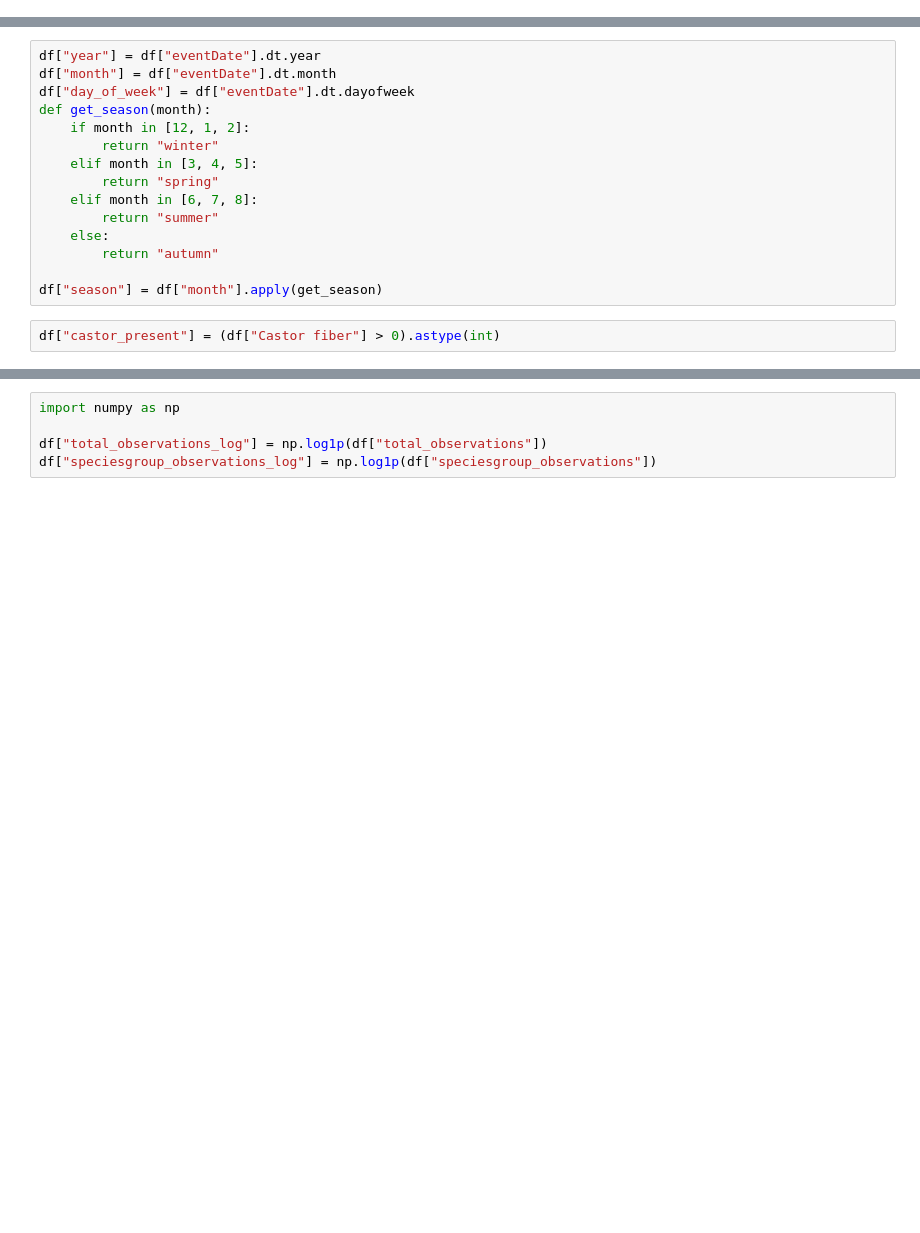
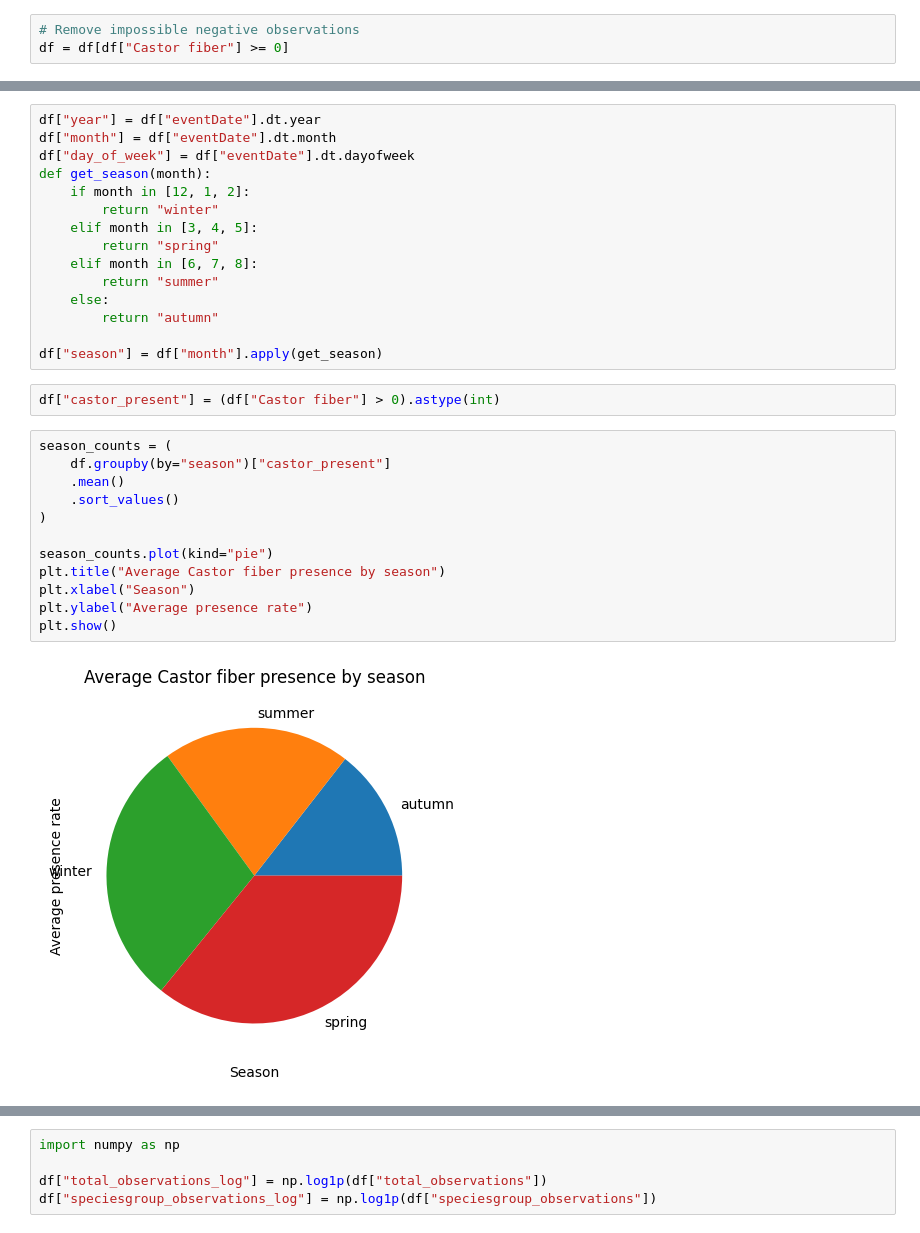
Before and after one commit to Shifu-boop/DSAI-Check-in-1, a Jupyter notebook: Check-in-1/Checkin-1.ipynb, the cells around one changed output, grey strips where cells are left out. Drawn from its saved outputs; the diff is of its cells as text; blank space fills up the shorter version.

```diff
--- a/Check-in-1/Checkin-1.ipynb
+++ b/Check-in-1/Checkin-1.ipynb
@@ -217,6 +219,9 @@ dtype: object
 # %% [markdown]
 - We used a boxplot in order to determine the number of Castor fiber observations without zerovalues
 - Those that have values lass or equal to zero are excluded on the diagram
+# %%
+# Remove impossible negative observations
+df = df[df["Castor fiber"] >= 0]
 # %%
 import matplotlib.pyplot as plt
 
@@ -375,3 +380,17 @@ def get_season(month):
 df["season"] = df["month"].apply(get_season)
 # %%
 df["castor_present"] = (df["Castor fiber"] > 0).astype(int)
+# %%
+season_counts = (
+    df.groupby(by="season")["castor_present"]
+    .mean()
+    .sort_values()
+)
+
+season_counts.plot(kind="pie")
+plt.title("Average Castor fiber presence by season")
+plt.xlabel("Season")
+plt.ylabel("Average presence rate")
+plt.show()
+# %% [output]
+[figure, added]
```
Also changed, not shown: parts of 11 cells of this notebook.
